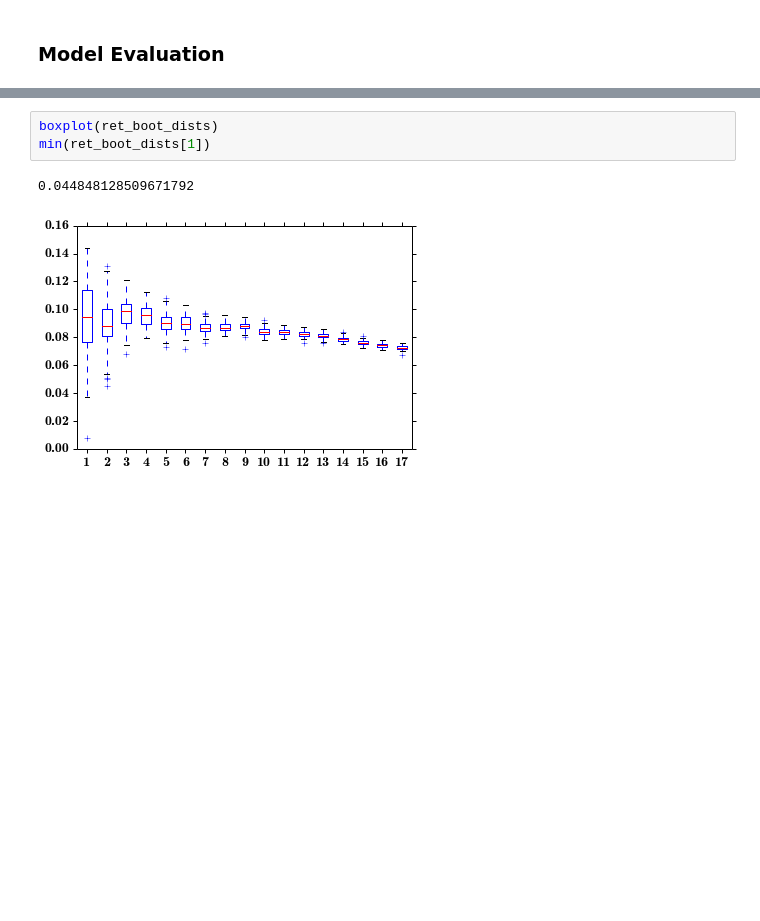
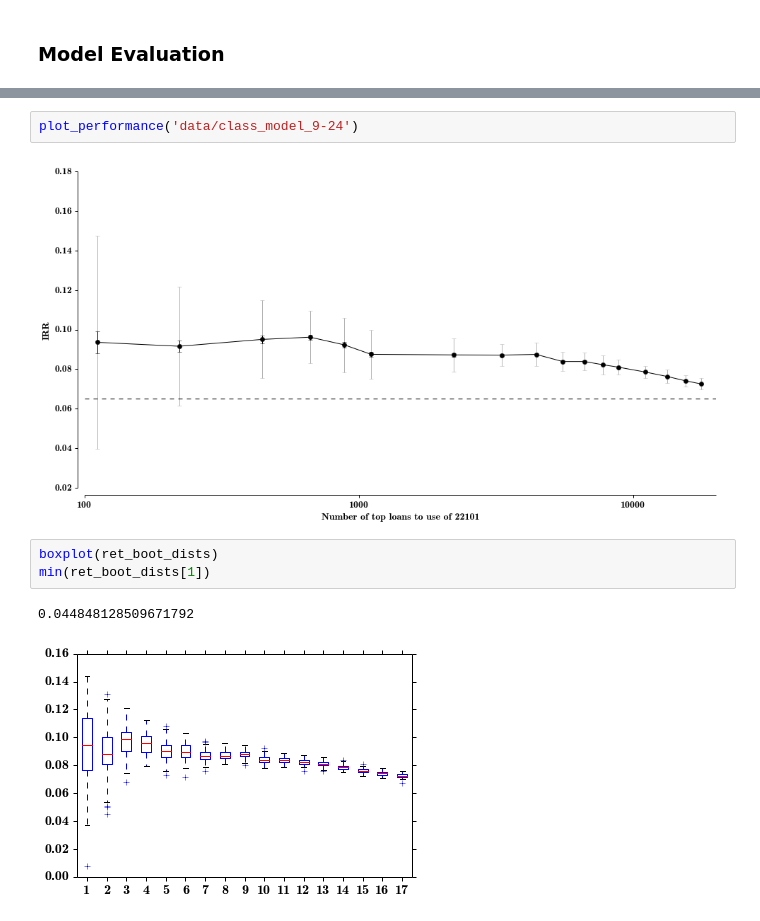
Before and after one commit to tianhuil/projects201409, a Jupyter notebook: isaac/analysis.ipynb, the cells around one changed output, grey strips where cells are left out. Cells and saved outputs as stored; diff of their text form; blank space fills up the shorter version.

```diff
--- a/isaac/analysis.ipynb
+++ b/isaac/analysis.ipynb
@@ -205,3 +232,7 @@ gca().set_xlim([100, 2e4]);
+# %%
+plot_performance('data/class_model_9-24')
+# %% [output]
+[figure, added]
 # %%
 boxplot(ret_boot_dists)
 min(ret_boot_dists[1])
```
Also changed, not shown: parts of 11 cells of this notebook, 2 other files.
